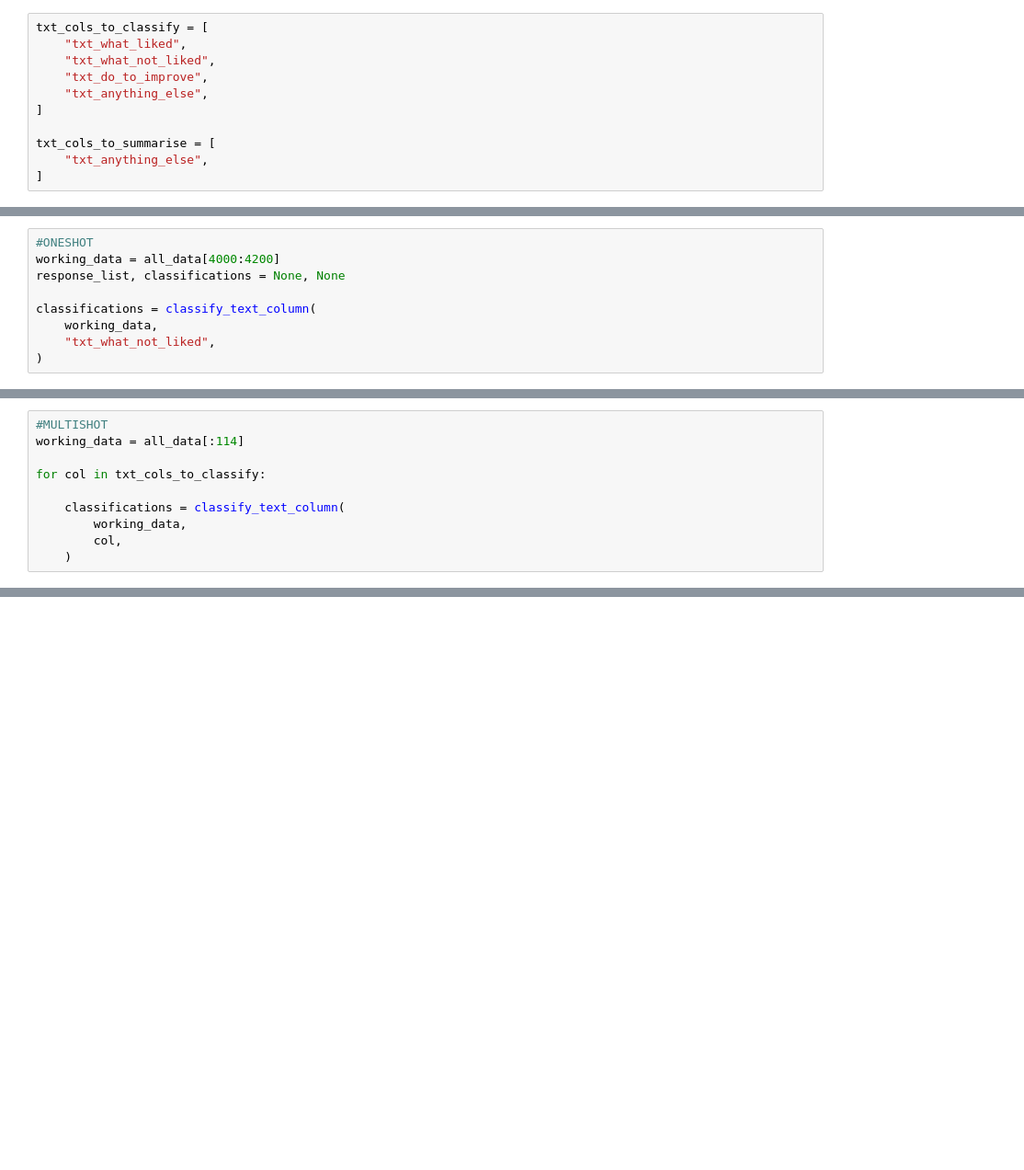
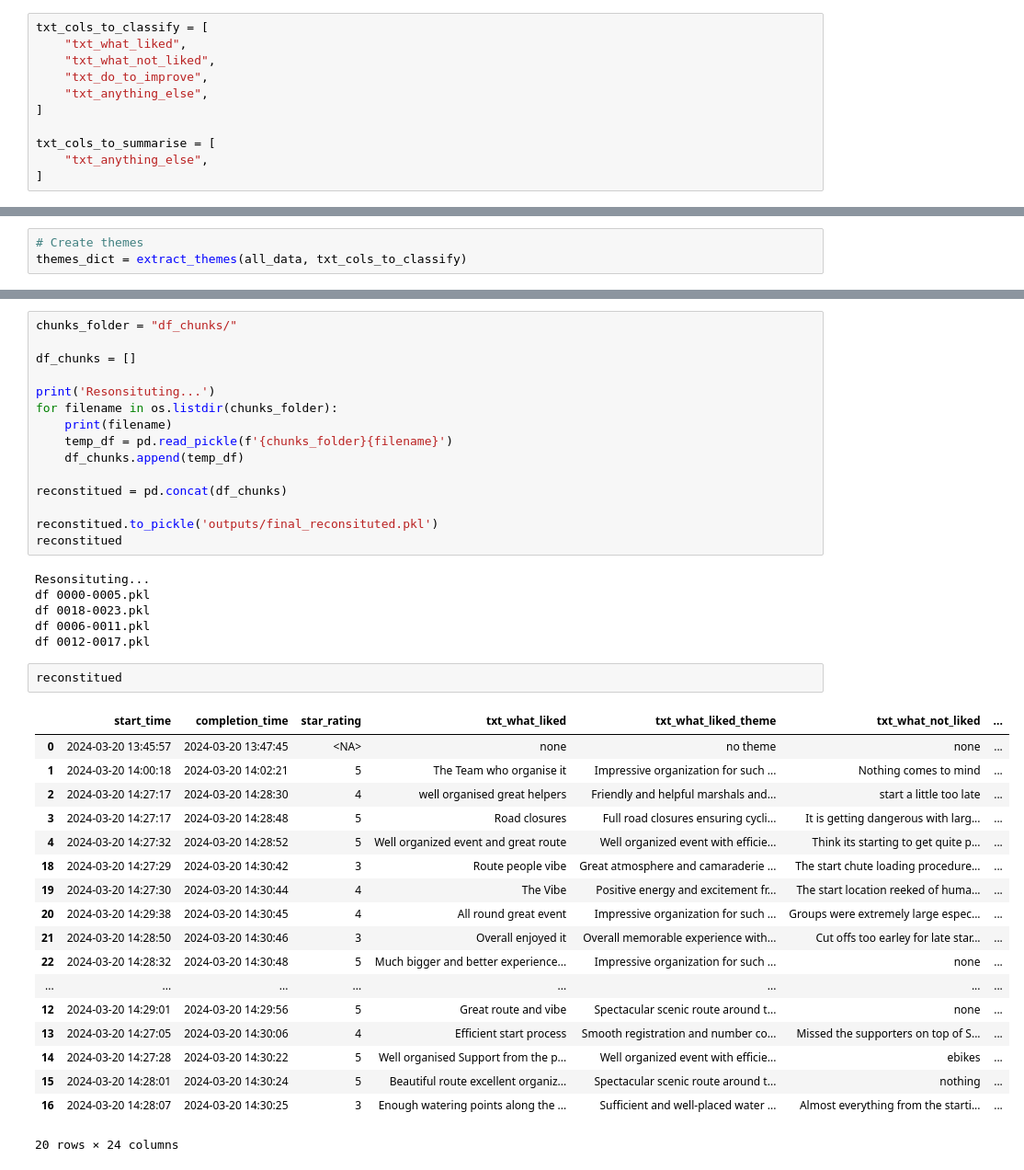
Before and after one commit to matthpau/Cycling-South-Africa, a Jupyter notebook: cycling_za.ipynb, the cells around one changed output, grey strips where cells are left out. Shown: that part at 92% size. Cells and saved outputs as stored; diff of their text form; blank space fills up the shorter version.

```diff
--- a/cycling_za.ipynb
+++ b/cycling_za.ipynb
@@ -335,0 +289,3 @@ themes=[Theme(theme_id=1, theme_text='Overall satisfaction with the event and or
+# %%
+# Create themes
+themes_dict = extract_themes(all_data, txt_cols_to_classify)
@@ -405,9 +379,0 @@ def classify_text_column(dataframe, column_name):
-# %%
-#ONESHOT
-working_data = all_data[4000:4200]
-response_list, classifications = None, None
-
-classifications = classify_text_column(
-    working_data,
-    "txt_what_not_liked",
-)
@@ -418,10 +379,0 @@ Expected, actual responses: 200, 200
-# %%
-#MULTISHOT
-working_data = all_data[:114]
-
-for col in txt_cols_to_classify:
-
-    classifications = classify_text_column(
-        working_data,
-        col,
-    )
@@ -431,0 +444,42 @@ KeyboardInterrupt:
+# %%
+chunks_folder = "df_chunks/"
+
+df_chunks = []
+
+print('Resonsituting...')
+for filename in os.listdir(chunks_folder):
+    print(filename)
+    temp_df = pd.read_pickle(f'{chunks_folder}{filename}')
+    df_chunks.append(temp_df)
+
+reconstitued = pd.concat(df_chunks)
+
+reconstitued.to_pickle('outputs/final_reconsituted.pkl')
+reconstitued
+# %% [output]
+Resonsituting...
+df 0000-0005.pkl
+df 0018-0023.pkl
+df 0006-0011.pkl
+df 0012-0017.pkl
+# %%
+reconstitued
+# %% [output]
+|  | start_time | completion_time | star_rating | txt_what_liked | txt_what_liked_theme | txt_what_not_liked | ... |
+| 0 | 2024-03-20 13:45:57 | 2024-03-20 13:47:45 | <NA> | none | no theme | none | ... |
+| 1 | 2024-03-20 14:00:18 | 2024-03-20 14:02:21 | 5 | The Team who organise it | Impressive organization for such ... | Nothing comes to mind | ... |
+| 2 | 2024-03-20 14:27:17 | 2024-03-20 14:28:30 | 4 | well organised great helpers | Friendly and helpful marshals and... | start a little too late | ... |
+| 3 | 2024-03-20 14:27:17 | 2024-03-20 14:28:48 | 5 | Road closures | Full road closures ensuring cycli... | It is getting dangerous with larg... | ... |
+| 4 | 2024-03-20 14:27:32 | 2024-03-20 14:28:52 | 5 | Well organized event and great route | Well organized event with efficie... | Think its starting to get quite p... | ... |
+| 18 | 2024-03-20 14:27:29 | 2024-03-20 14:30:42 | 3 | Route people vibe | Great atmosphere and camaraderie ... | The start chute loading procedure... | ... |
+| 19 | 2024-03-20 14:27:30 | 2024-03-20 14:30:44 | 4 | The Vibe | Positive energy and excitement fr... | The start location reeked of huma... | ... |
+| 20 | 2024-03-20 14:29:38 | 2024-03-20 14:30:45 | 4 | All round great event | Impressive organization for such ... | Groups were extremely large espec... | ... |
+| 21 | 2024-03-20 14:28:50 | 2024-03-20 14:30:46 | 3 | Overall enjoyed it | Overall memorable experience with... | Cut offs too earley for late star... | ... |
+| 22 | 2024-03-20 14:28:32 | 2024-03-20 14:30:48 | 5 | Much bigger and better experience... | Impressive organization for such ... | none | ... |
+| ... | ... | ... | ... | ... | ... | ... | ... |
+| 12 | 2024-03-20 14:29:01 | 2024-03-20 14:29:56 | 5 | Great route and vibe | Spectacular scenic route around t... | none | ... |
+| 13 | 2024-03-20 14:27:05 | 2024-03-20 14:30:06 | 4 | Efficient start process | Smooth registration and number co... | Missed the supporters on top of S... | ... |
+| 14 | 2024-03-20 14:27:28 | 2024-03-20 14:30:22 | 5 | Well organised Support from the p... | Well organized event with efficie... | ebikes | ... |
+| 15 | 2024-03-20 14:28:01 | 2024-03-20 14:30:24 | 5 | Beautiful route excellent organiz... | Spectacular scenic route around t... | nothing | ... |
+| 16 | 2024-03-20 14:28:07 | 2024-03-20 14:30:25 | 3 | Enough watering points along the ... | Sufficient and well-placed water ... | Almost everything from the starti... | ... |
+20 rows × 24 columns
```
Also changed, not shown: parts of 10 cells of this notebook, 8 other files.
